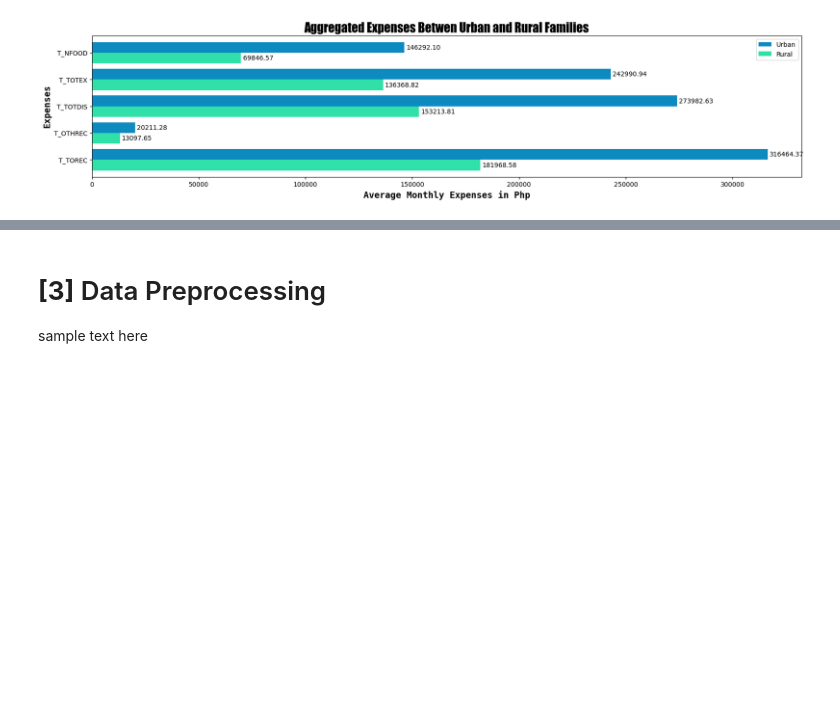
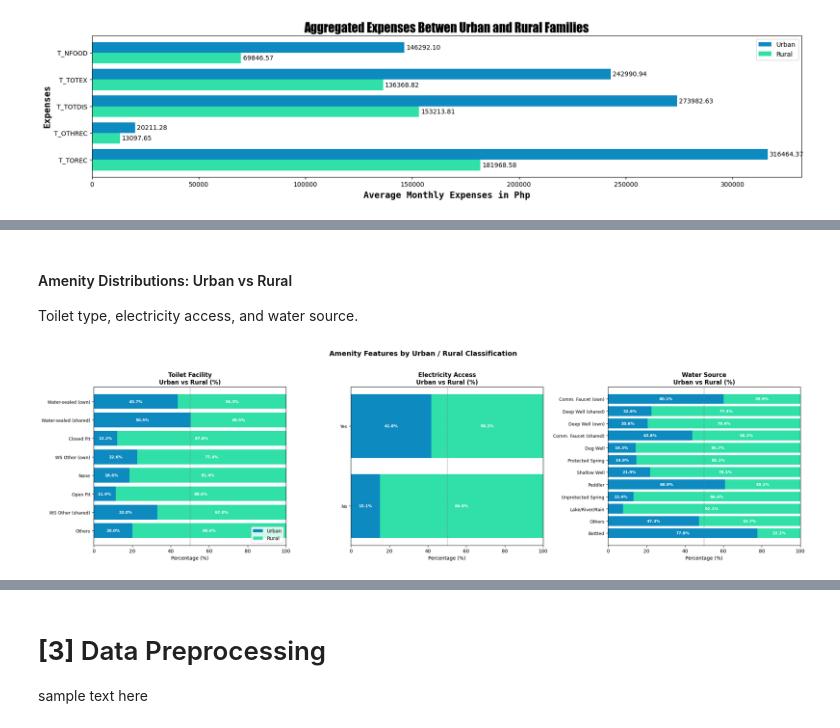
Before and after one commit to NebulaRojo9/STINTSY-MCO, a Jupyter notebook: Group2_nb.ipynb, the cells around one changed output, grey strips where cells are left out. Cells and saved outputs as stored; diff of their text form; code cells hidden in the pictures; blank space fills up the shorter version.

```diff
--- a/Group2_nb.ipynb
+++ b/Group2_nb.ipynb
@@ -188,0 +346,20 @@ compareChart(n, categories, 20, 4, urban, rural, title)
+# %% [markdown]
+#### Amenity Distributions: Urban vs Rural
+Toilet type, electricity access, and water source.
+# %%
+
+fig, axes = plt.subplots(1, 3, figsize=(22, 6))
+
+stacked_pct_chart(axes[0], ws_or_na_df_labeled, "TOILET",   TOILET_LABELS,
+                  "Toilet Facility\nUrban vs Rural (%)")
+stacked_pct_chart(axes[1], ws_or_na_df_labeled, "ELECTRIC", ELECTRIC_LABELS,
+                  "Electricity Access\nUrban vs Rural (%)")
+stacked_pct_chart(axes[2], ws_or_na_df_labeled, "WATER",    WATER_LABELS,
+                  "Water Source\nUrban vs Rural (%)")
+
+axes[0].legend(loc="lower right")
+fig.suptitle("Amenity Features by Urban / Rural Classification",
+             fontsize=14, fontweight="bold", y=1.02)
+plt.tight_layout(); plt.show()
+# %% [output]
+[figure, added]
```
Also changed, not shown: parts of 9 cells of this notebook.
